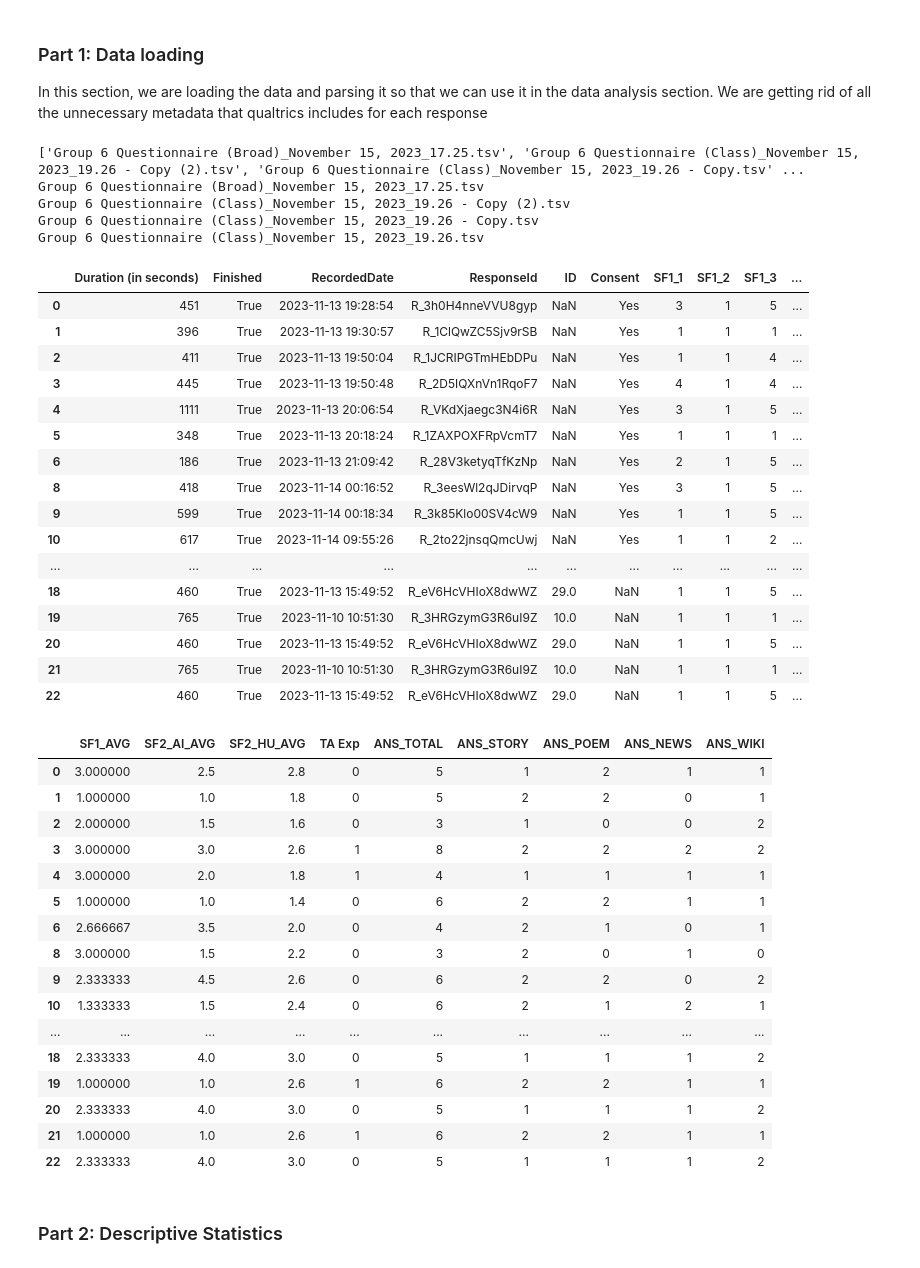
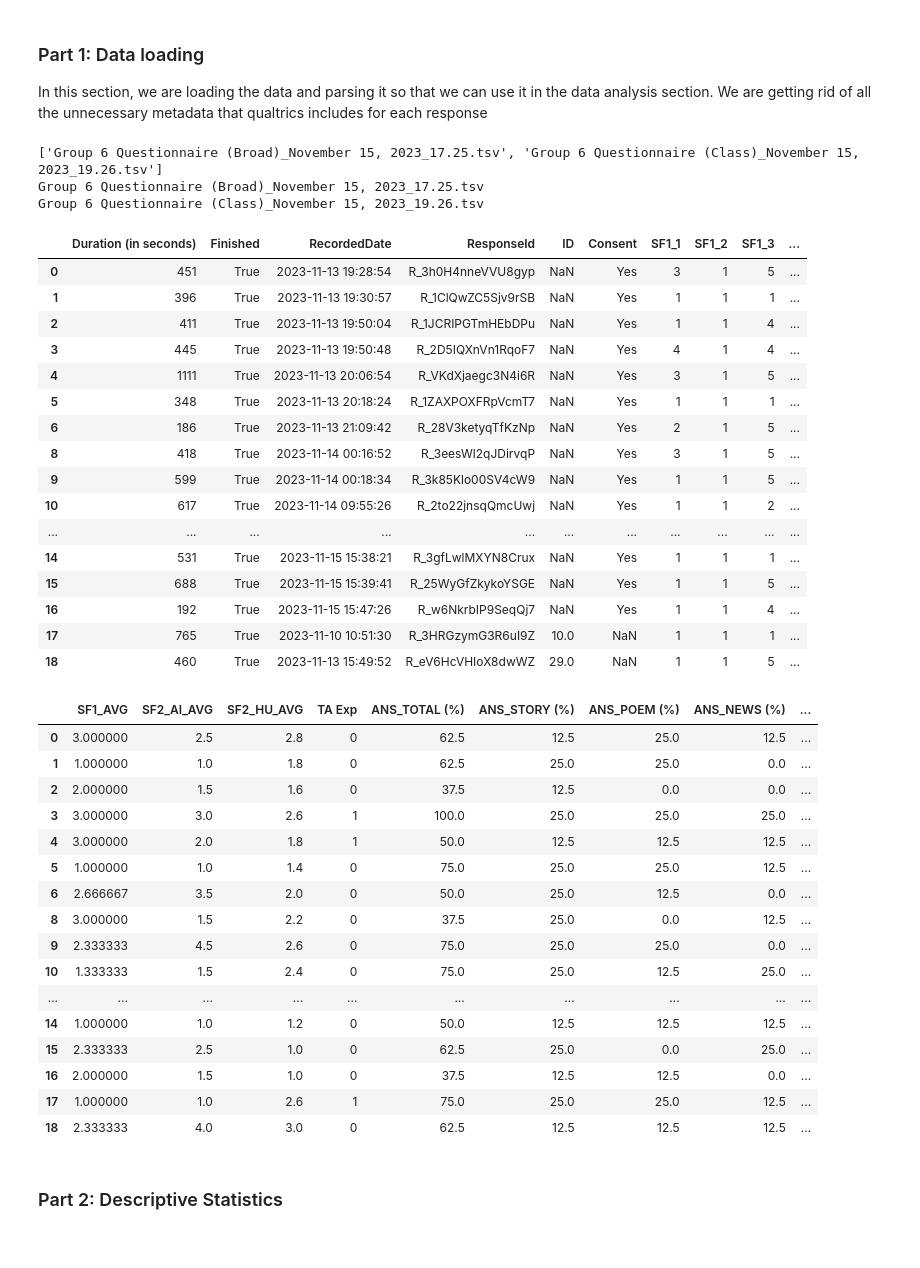
Before and after one commit to ZenithO-o/AI-Detection-Survey, a Jupyter notebook: data_analysis.ipynb, the cells around one changed output. Drawn from its saved outputs; the diff is of its cells as text; code cells hidden in the pictures.

Commit message:
Changed answers to percentages

```diff
--- a/data_analysis.ipynb
+++ b/data_analysis.ipynb
@@ -103,7 +103,6 @@ df = df[columns_to_keep].reset_index(drop=True)
 df = df[(pd.notna(df['ID'])) | (df['Consent']=='Yes')]
 df = df[df['Finished']==True]
 
-
 # Columns for reference
 sf1_cols = [x for x in df.columns if 'SF1' in x]
 sf2_cols = [x for x in df.columns if 'SF2' in x]
@@ -111,18 +110,16 @@ passage_cols = [x for x in df.columns if x[:2] in ('AI', 'HU')]
 true_answers = [0 if x[:2] == 'HU' else 1 for x in passage_cols]
 
 # Parsing responses
-df[sf1_cols] = df[sf1_cols].map(parse_sf1_response)
-df[sf2_cols] = df[sf2_cols].map(parse_sf2_response)
-df[passage_cols] = df[passage_cols].map(parse_passage_response)
+df[sf1_cols] = df[sf1_cols].applymap(parse_sf1_response)
+df[sf2_cols] = df[sf2_cols].applymap(parse_sf2_response)
+df[passage_cols] = df[passage_cols].applymap(parse_passage_response)
 df['Education'] = df['Education'].map(parse_edu_response)
 df['TA Exp'] = df['TA Exp'].map(parse_ta_response)
 
 df
 # %% [output]
-['Group 6 Questionnaire (Broad)_November 15, 2023_17.25.tsv', 'Group 6 Questionnaire (Class)_November 15, 2023_19.26 - Copy (2).tsv', 'Group 6 Questionnaire (Class)_November 15, 2023_19.26 - Copy.tsv' ...
+['Group 6 Questionnaire (Broad)_November 15, 2023_17.25.tsv', 'Group 6 Questionnaire (Class)_November 15, 2023_19.26.tsv']
 Group 6 Questionnaire (Broad)_November 15, 2023_17.25.tsv
-Group 6 Questionnaire (Class)_November 15, 2023_19.26 - Copy (2).tsv
-Group 6 Questionnaire (Class)_November 15, 2023_19.26 - Copy.tsv
 Group 6 Questionnaire (Class)_November 15, 2023_19.26.tsv
 |  | Duration (in seconds) | Finished | RecordedDate | ResponseId | ID | Consent | SF1_1 | SF1_2 | SF1_3 | ... |
 | 0 | 451 | True | 2023-11-13 19:28:54 | R_3h0H4nneVVU8gyp | NaN | Yes | 3 | 1 | 5 | ... |
@@ -136,47 +133,54 @@ Group 6 Questionnaire (Class)_November 15, 2023_19.26.tsv
 | 9 | 599 | True | 2023-11-14 00:18:34 | R_3k85Klo00SV4cW9 | NaN | Yes | 1 | 1 | 5 | ... |
 | 10 | 617 | True | 2023-11-14 09:55:26 | R_2to22jnsqQmcUwj | NaN | Yes | 1 | 1 | 2 | ... |
 | ... | ... | ... | ... | ... | ... | ... | ... | ... | ... | ... |
+| 14 | 531 | True | 2023-11-15 15:38:21 | R_3gfLwlMXYN8Crux | NaN | Yes | 1 | 1 | 1 | ... |
+| 15 | 688 | True | 2023-11-15 15:39:41 | R_25WyGfZkykoYSGE | NaN | Yes | 1 | 1 | 5 | ... |
+| 16 | 192 | True | 2023-11-15 15:47:26 | R_w6NkrbIP9SeqQj7 | NaN | Yes | 1 | 1 | 4 | ... |
+| 17 | 765 | True | 2023-11-10 10:51:30 | R_3HRGzymG3R6uI9Z | 10.0 | NaN | 1 | 1 | 1 | ... |
 | 18 | 460 | True | 2023-11-13 15:49:52 | R_eV6HcVHIoX8dwWZ | 29.0 | NaN | 1 | 1 | 5 | ... |
-| 19 | 765 | True | 2023-11-10 10:51:30 | R_3HRGzymG3R6uI9Z | 10.0 | NaN | 1 | 1 | 1 | ... |
-| 20 | 460 | True | 2023-11-13 15:49:52 | R_eV6HcVHIoX8dwWZ | 29.0 | NaN | 1 | 1 | 5 | ... |
-| 21 | 765 | True | 2023-11-10 10:51:30 | R_3HRGzymG3R6uI9Z | 10.0 | NaN | 1 | 1 | 1 | ... |
-| 22 | 460 | True | 2023-11-13 15:49:52 | R_eV6HcVHIoX8dwWZ | 29.0 | NaN | 1 | 1 | 5 | ... |
 # %%
 # Aggregating scores for Source Familiarity
 df['SF1_AVG'] = df[sf1_cols].mean(axis=1)
 df['SF2_AI_AVG'] = df[sf2_cols[:2]].mean(axis=1)
 df['SF2_HU_AVG'] = df[sf2_cols[2:]].mean(axis=1)
 
 # Aggregating scores for passsages
-df['ANS_TOTAL'] = (df[passage_cols] == true_answers).sum(axis=1)
-df['ANS_STORY'] = (df[passage_cols[0:2]] == true_answers[0:2]).sum(axis=1)
-df['ANS_POEM'] = (df[passage_cols[2:4]] == true_answers[2:4]).sum(axis=1)
-df['ANS_NEWS'] = (df[passage_cols[4:6]] == true_answers[4:6]).sum(axis=1)
-df['ANS_WIKI'] = (df[passage_cols[6:8]] == true_answers[6:8]).sum(axis=1)
+df['ANS_TOTAL (%)'] = (df[passage_cols] == true_answers).sum(axis=1)
+df['ANS_STORY (%)'] = (df[passage_cols[0:2]] == true_answers[0:2]).sum(axis=1)
+df['ANS_POEM (%)'] = (df[passage_cols[2:4]] == true_answers[2:4]).sum(axis=1)
+df['ANS_NEWS (%)'] = (df[passage_cols[4:6]] == true_answers[4:6]).sum(axis=1)
+df['ANS_WIKI (%)'] = (df[passage_cols[6:8]] == true_answers[6:8]).sum(axis=1)
+
+# Expressing as percentages
+df['ANS_TOTAL (%)'] = (df['ANS_TOTAL'] / 8) * 100
+df['ANS_STORY (%)'] = (df['ANS_STORY'] / 8) * 100
+df['ANS_POEM (%)'] = (df['ANS_POEM'] / 8) * 100
+df['ANS_NEWS (%)'] = (df['ANS_NEWS'] / 8) * 100
+df['ANS_WIKI (%)'] = (df['ANS_WIKI'] / 8) * 100
 
 agg_sf_list = [df['SF1_AVG'], df['SF2_AI_AVG'], df['SF2_HU_AVG']]
-answer_list = [df['ANS_TOTAL'], df['ANS_STORY'], df['ANS_POEM'], df['ANS_NEWS'], df['ANS_WIKI']]
-data_cols = ['SF1_AVG', 'SF2_AI_AVG', 'SF2_HU_AVG', 'TA Exp', 'ANS_TOTAL', 'ANS_STORY', 'ANS_POEM', 'ANS_NEWS', 'ANS_WIKI']
+answer_list = [df['ANS_TOTAL (%)'], df['ANS_STORY (%)'], df['ANS_POEM (%)'], df['ANS_NEWS (%)'], df['ANS_WIKI (%)']]
+data_cols = ['SF1_AVG', 'SF2_AI_AVG', 'SF2_HU_AVG', 'TA Exp', 'ANS_TOTAL (%)', 'ANS_STORY (%)', 'ANS_POEM (%)', 'ANS_NEWS (%)', 'ANS_WIKI (%)']
 
 df[data_cols]
 # %% [output]
-|  | SF1_AVG | SF2_AI_AVG | SF2_HU_AVG | TA Exp | ANS_TOTAL | ANS_STORY | ANS_POEM | ANS_NEWS | ANS_WIKI |
-| 0 | 3.000000 | 2.5 | 2.8 | 0 | 5 | 1 | 2 | 1 | 1 |
-| 1 | 1.000000 | 1.0 | 1.8 | 0 | 5 | 2 | 2 | 0 | 1 |
-| 2 | 2.000000 | 1.5 | 1.6 | 0 | 3 | 1 | 0 | 0 | 2 |
-| 3 | 3.000000 | 3.0 | 2.6 | 1 | 8 | 2 | 2 | 2 | 2 |
-| 4 | 3.000000 | 2.0 | 1.8 | 1 | 4 | 1 | 1 | 1 | 1 |
-| 5 | 1.000000 | 1.0 | 1.4 | 0 | 6 | 2 | 2 | 1 | 1 |
-| 6 | 2.666667 | 3.5 | 2.0 | 0 | 4 | 2 | 1 | 0 | 1 |
-| 8 | 3.000000 | 1.5 | 2.2 | 0 | 3 | 2 | 0 | 1 | 0 |
-| 9 | 2.333333 | 4.5 | 2.6 | 0 | 6 | 2 | 2 | 0 | 2 |
-| 10 | 1.333333 | 1.5 | 2.4 | 0 | 6 | 2 | 1 | 2 | 1 |
+|  | SF1_AVG | SF2_AI_AVG | SF2_HU_AVG | TA Exp | ANS_TOTAL (%) | ANS_STORY (%) | ANS_POEM (%) | ANS_NEWS (%) | ... |
+| 0 | 3.000000 | 2.5 | 2.8 | 0 | 62.5 | 12.5 | 25.0 | 12.5 | ... |
+| 1 | 1.000000 | 1.0 | 1.8 | 0 | 62.5 | 25.0 | 25.0 | 0.0 | ... |
+| 2 | 2.000000 | 1.5 | 1.6 | 0 | 37.5 | 12.5 | 0.0 | 0.0 | ... |
+| 3 | 3.000000 | 3.0 | 2.6 | 1 | 100.0 | 25.0 | 25.0 | 25.0 | ... |
+| 4 | 3.000000 | 2.0 | 1.8 | 1 | 50.0 | 12.5 | 12.5 | 12.5 | ... |
+| 5 | 1.000000 | 1.0 | 1.4 | 0 | 75.0 | 25.0 | 25.0 | 12.5 | ... |
+| 6 | 2.666667 | 3.5 | 2.0 | 0 | 50.0 | 25.0 | 12.5 | 0.0 | ... |
+| 8 | 3.000000 | 1.5 | 2.2 | 0 | 37.5 | 25.0 | 0.0 | 12.5 | ... |
+| 9 | 2.333333 | 4.5 | 2.6 | 0 | 75.0 | 25.0 | 25.0 | 0.0 | ... |
+| 10 | 1.333333 | 1.5 | 2.4 | 0 | 75.0 | 25.0 | 12.5 | 25.0 | ... |
 | ... | ... | ... | ... | ... | ... | ... | ... | ... | ... |
-| 18 | 2.333333 | 4.0 | 3.0 | 0 | 5 | 1 | 1 | 1 | 2 |
-| 19 | 1.000000 | 1.0 | 2.6 | 1 | 6 | 2 | 2 | 1 | 1 |
-| 20 | 2.333333 | 4.0 | 3.0 | 0 | 5 | 1 | 1 | 1 | 2 |
-| 21 | 1.000000 | 1.0 | 2.6 | 1 | 6 | 2 | 2 | 1 | 1 |
-| 22 | 2.333333 | 4.0 | 3.0 | 0 | 5 | 1 | 1 | 1 | 2 |
+| 14 | 1.000000 | 1.0 | 1.2 | 0 | 50.0 | 12.5 | 12.5 | 12.5 | ... |
+| 15 | 2.333333 | 2.5 | 1.0 | 0 | 62.5 | 25.0 | 0.0 | 25.0 | ... |
+| 16 | 2.000000 | 1.5 | 1.0 | 0 | 37.5 | 12.5 | 12.5 | 0.0 | ... |
+| 17 | 1.000000 | 1.0 | 2.6 | 1 | 75.0 | 25.0 | 25.0 | 12.5 | ... |
+| 18 | 2.333333 | 4.0 | 3.0 | 0 | 62.5 | 12.5 | 12.5 | 12.5 | ... |
 # %% [markdown]
 ### Part 2: Descriptive Statistics
 # %%
```
Also changed, not shown: parts of 1 cell of this notebook.
